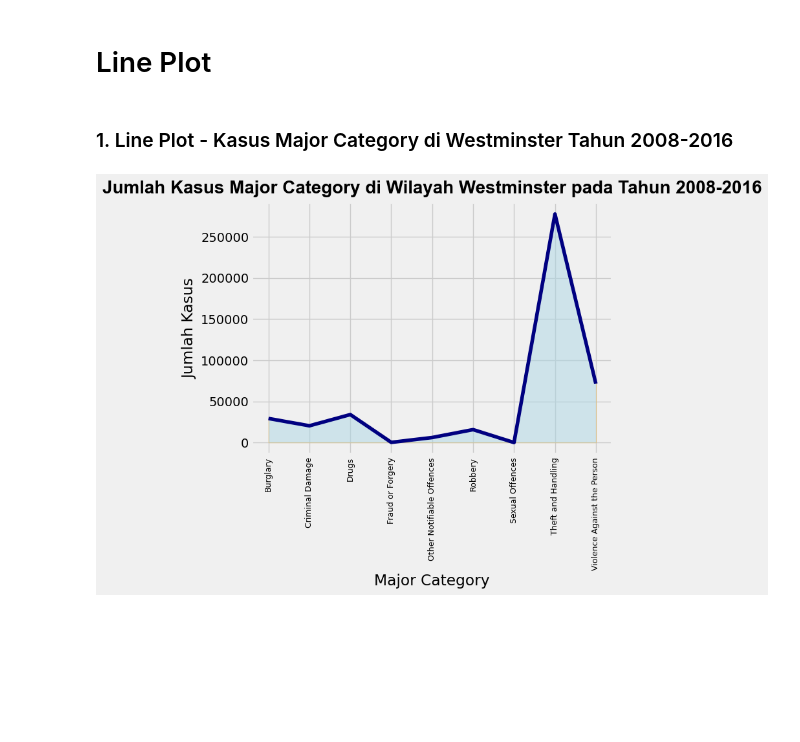
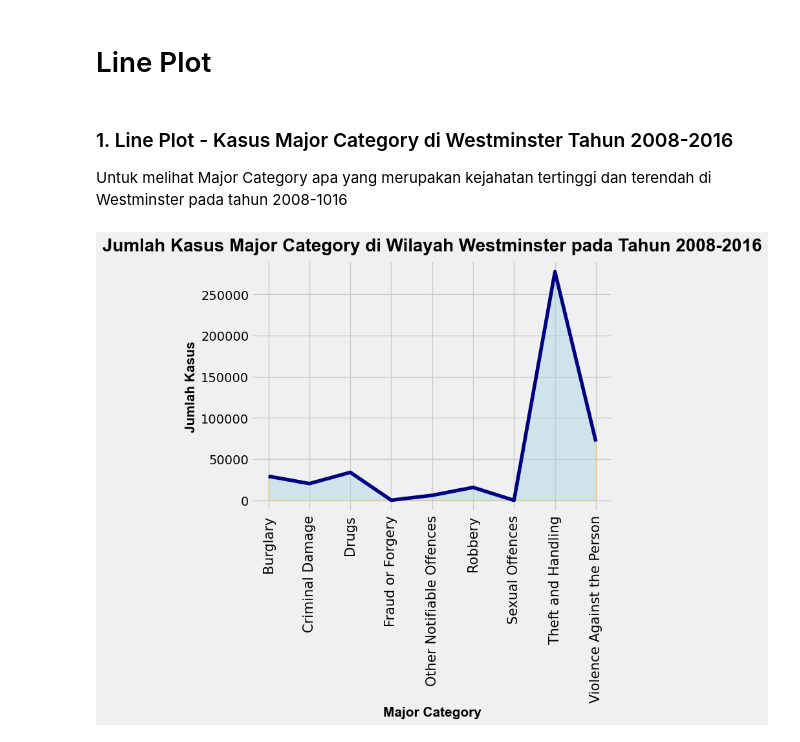
Before and after one commit to nuraln/python-01, a Jupyter notebook: data-crime-analism.ipynb, the cells around one changed output. Cells and saved outputs as stored; diff of their text form; code cells hidden in the pictures; blank space fills up the shorter version.

```diff
--- a/data-crime-analism.ipynb
+++ b/data-crime-analism.ipynb
@@ -300,18 +300,18 @@ Analisis dari plot ini dapat dilihat dari beberapa aspek berikut:
 # Line Plot
 # %% [markdown]
 ### 1. Line Plot - Kasus Major Category di Westminster Tahun 2008-2016
+Untuk melihat Major Category apa yang merupakan kejahatan tertinggi dan terendah di Westminster pada tahun 2008-1016
 # %%
 # Creating a variable to store major case data for Westminster.
 df_westminster = df[(df['borough']=='Westminster')].groupby('major_category')['value'].sum()
 
 # create plot
 plt.title('Jumlah Kasus Major Category di Wilayah Westminster pada Tahun 2008-2016', fontdict={'fontname':'Arial', 'fontsize': 20, 'fontweight': 'bold', 'verticalalignment': 'bottom', 'y': 1.05})
 plt.fill_between(df_westminster.index, df_westminster.values, alpha=0.5, color='orange', facecolor='lightblue')
 df_westminster.plot(kind='line',color='navy')
-plt.xticks(rotation=90, fontsize=9)
-plt.xlabel('Major Category')
-plt.ylabel('Jumlah Kasus')
-
+plt.xticks(rotation=90, fontsize=15)
+plt.xlabel('Major Category', fontsize=15, fontweight='semibold', fontname='Arial')
+plt.ylabel('Jumlah Kasus', fontsize=15, fontweight='semibold', fontname='Arial')
 plt.show()
 # %% [output]
-[figure, old version]
+[figure, new version]
```
Also changed, not shown: parts of 8 cells of this notebook.
